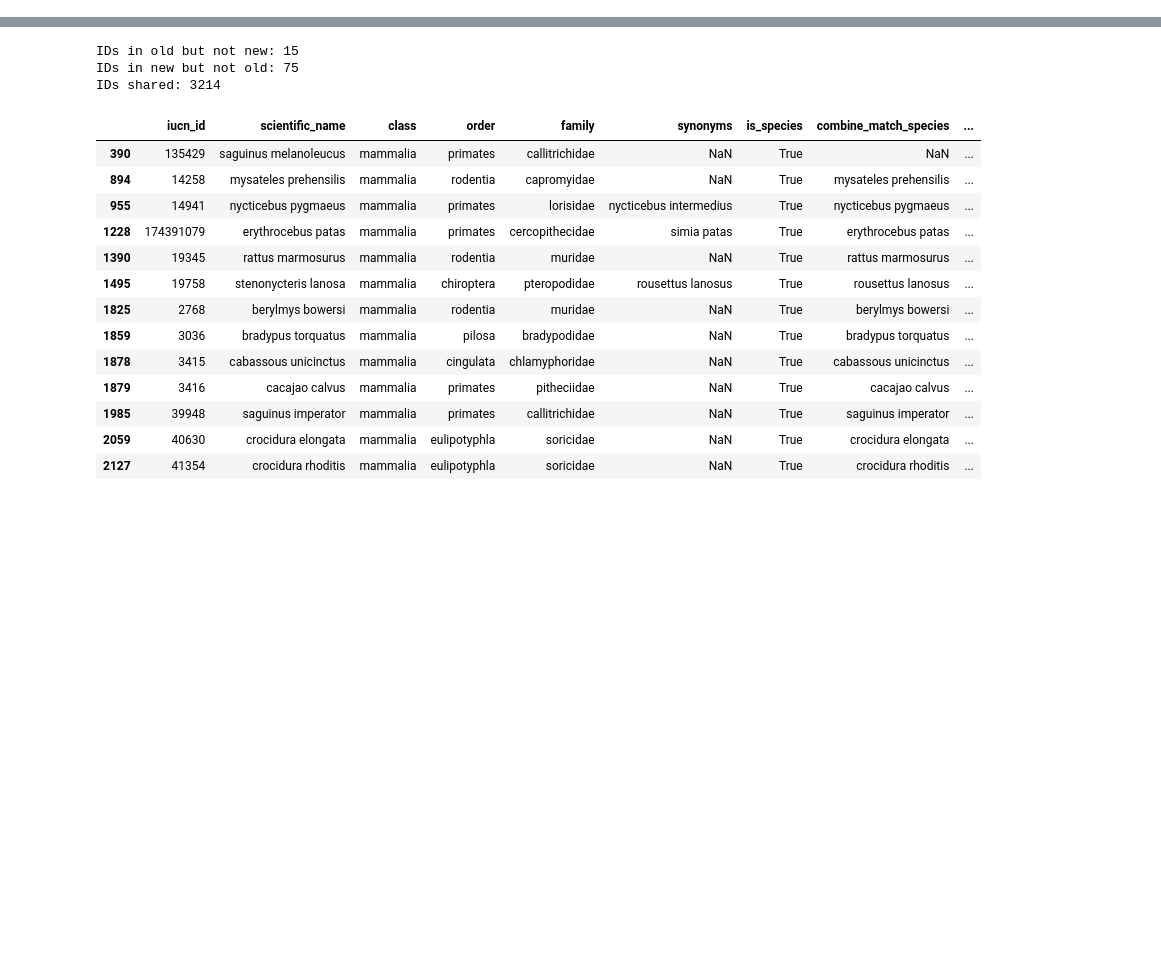
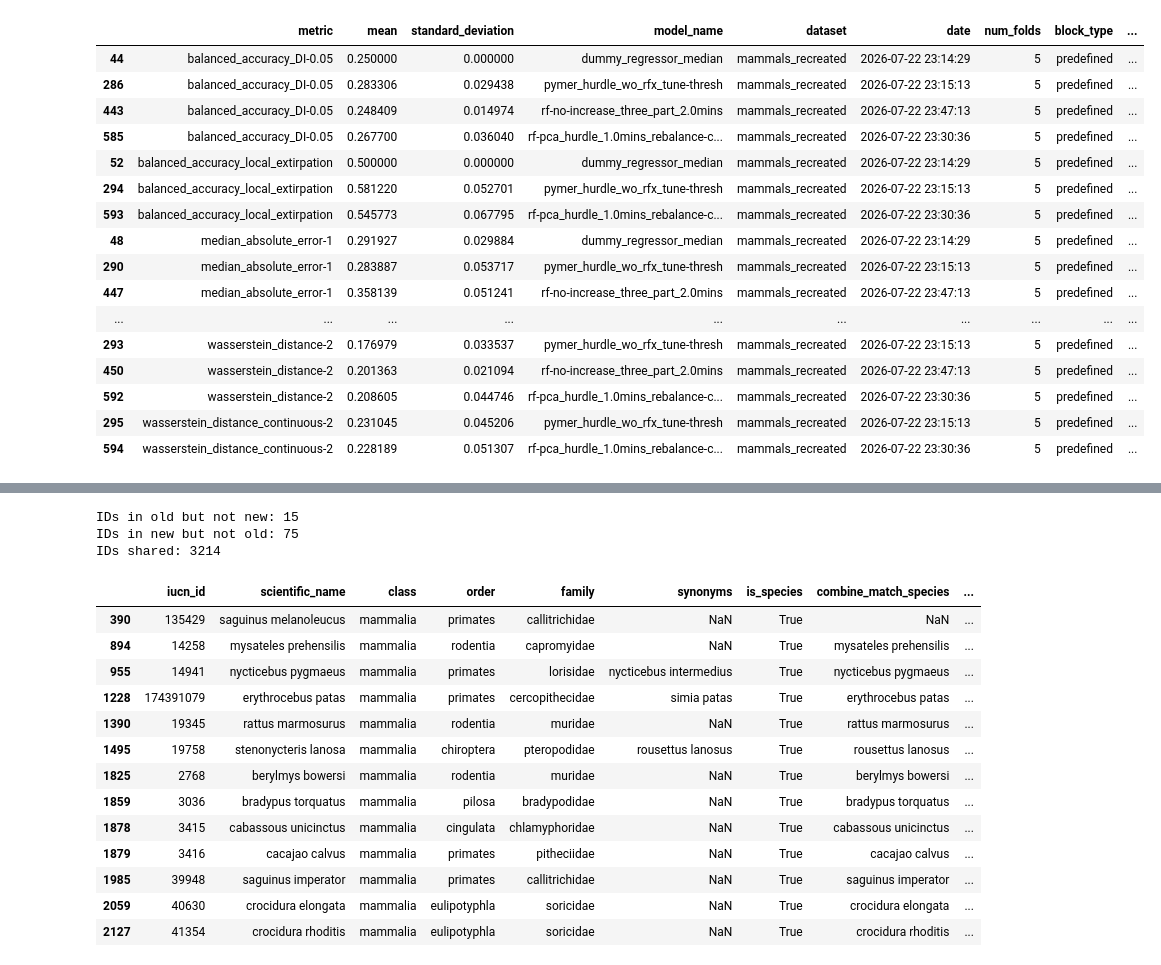
Before and after one commit to emiliolr/life-hunting, a Jupyter notebook: notebooks/scratch.ipynb, the cells around one changed output, grey strips where cells are left out. Cells and saved outputs as stored; diff of their text form; code cells hidden in the pictures; blank space fills up the shorter version.

```diff
--- a/notebooks/scratch.ipynb
+++ b/notebooks/scratch.ipynb
@@ -12,5 +12,27 @@ import seaborn as sns
 from utils import preprocess_data, read_csv_non_utf
 # %%
 new_results = pd.read_csv('/Users/emiliolr/Desktop/life-hunting/testing_governance/cross_val_results_all_metrics.csv')
+# %%
+block = 'predefined'
+d = new_results[(new_results['block_type'] == block) & (~new_results['model_name'].str.contains('0.01')) & (~new_results['metric'].str.contains('mean')) & (new_results['dataset'] == 'mammals_recreated')]
+d.sort_values(['metric', 'model_name'])
+# %% [output]
+|  | metric | mean | standard_deviation | model_name | dataset | date | num_folds | block_type | ... |
+| 44 | balanced_accuracy_DI-0.05 | 0.250000 | 0.000000 | dummy_regressor_median | mammals_recreated | 2026-07-22 23:14:29 | 5 | predefined | ... |
+| 286 | balanced_accuracy_DI-0.05 | 0.283306 | 0.029438 | pymer_hurdle_wo_rfx_tune-thresh | mammals_recreated | 2026-07-22 23:15:13 | 5 | predefined | ... |
+| 443 | balanced_accuracy_DI-0.05 | 0.248409 | 0.014974 | rf-no-increase_three_part_2.0mins | mammals_recreated | 2026-07-22 23:47:13 | 5 | predefined | ... |
+| 585 | balanced_accuracy_DI-0.05 | 0.267700 | 0.036040 | rf-pca_hurdle_1.0mins_rebalance-c... | mammals_recreated | 2026-07-22 23:30:36 | 5 | predefined | ... |
+| 52 | balanced_accuracy_local_extirpation | 0.500000 | 0.000000 | dummy_regressor_median | mammals_recreated | 2026-07-22 23:14:29 | 5 | predefined | ... |
+| 294 | balanced_accuracy_local_extirpation | 0.581220 | 0.052701 | pymer_hurdle_wo_rfx_tune-thresh | mammals_recreated | 2026-07-22 23:15:13 | 5 | predefined | ... |
+| 593 | balanced_accuracy_local_extirpation | 0.545773 | 0.067795 | rf-pca_hurdle_1.0mins_rebalance-c... | mammals_recreated | 2026-07-22 23:30:36 | 5 | predefined | ... |
+| 48 | median_absolute_error-1 | 0.291927 | 0.029884 | dummy_regressor_median | mammals_recreated | 2026-07-22 23:14:29 | 5 | predefined | ... |
+| 290 | median_absolute_error-1 | 0.283887 | 0.053717 | pymer_hurdle_wo_rfx_tune-thresh | mammals_recreated | 2026-07-22 23:15:13 | 5 | predefined | ... |
+| 447 | median_absolute_error-1 | 0.358139 | 0.051241 | rf-no-increase_three_part_2.0mins | mammals_recreated | 2026-07-22 23:47:13 | 5 | predefined | ... |
+| ... | ... | ... | ... | ... | ... | ... | ... | ... | ... |
+| 293 | wasserstein_distance-2 | 0.176979 | 0.033537 | pymer_hurdle_wo_rfx_tune-thresh | mammals_recreated | 2026-07-22 23:15:13 | 5 | predefined | ... |
+| 450 | wasserstein_distance-2 | 0.201363 | 0.021094 | rf-no-increase_three_part_2.0mins | mammals_recreated | 2026-07-22 23:47:13 | 5 | predefined | ... |
+| 592 | wasserstein_distance-2 | 0.208605 | 0.044746 | rf-pca_hurdle_1.0mins_rebalance-c... | mammals_recreated | 2026-07-22 23:30:36 | 5 | predefined | ... |
+| 295 | wasserstein_distance_continuous-2 | 0.231045 | 0.045206 | pymer_hurdle_wo_rfx_tune-thresh | mammals_recreated | 2026-07-22 23:15:13 | 5 | predefined | ... |
+| 594 | wasserstein_distance_continuous-2 | 0.228189 | 0.051307 | rf-pca_hurdle_1.0mins_rebalance-c... | mammals_recreated | 2026-07-22 23:30:36 | 5 | predefined | ... |
 # %%
 block = 'spatial'
```
Also changed, not shown: parts of 8 cells of this notebook, 11 other files.
